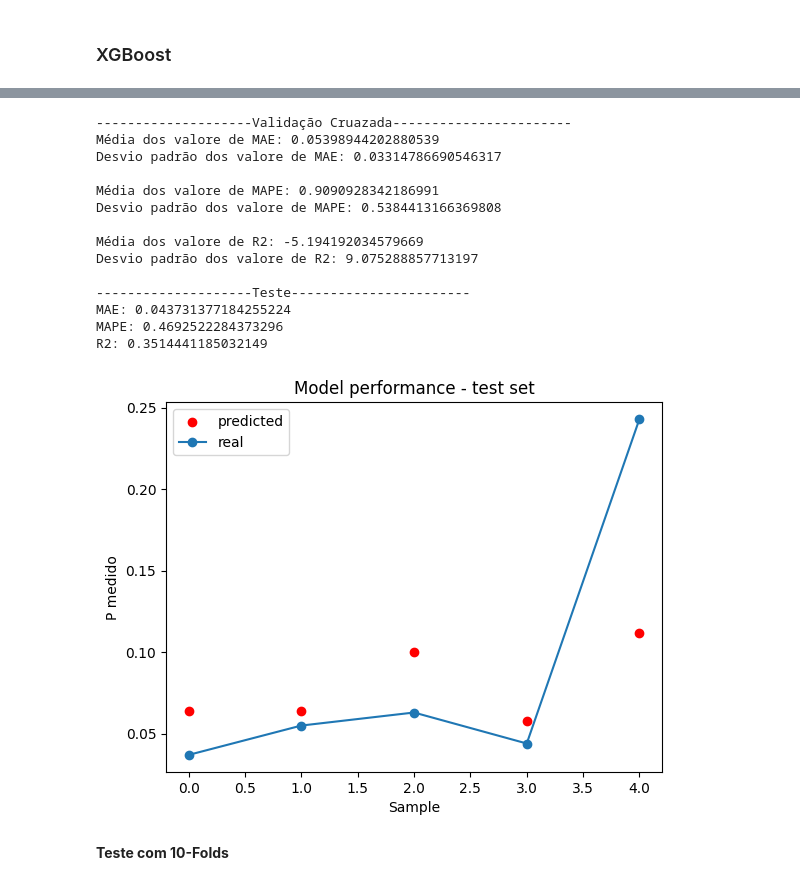
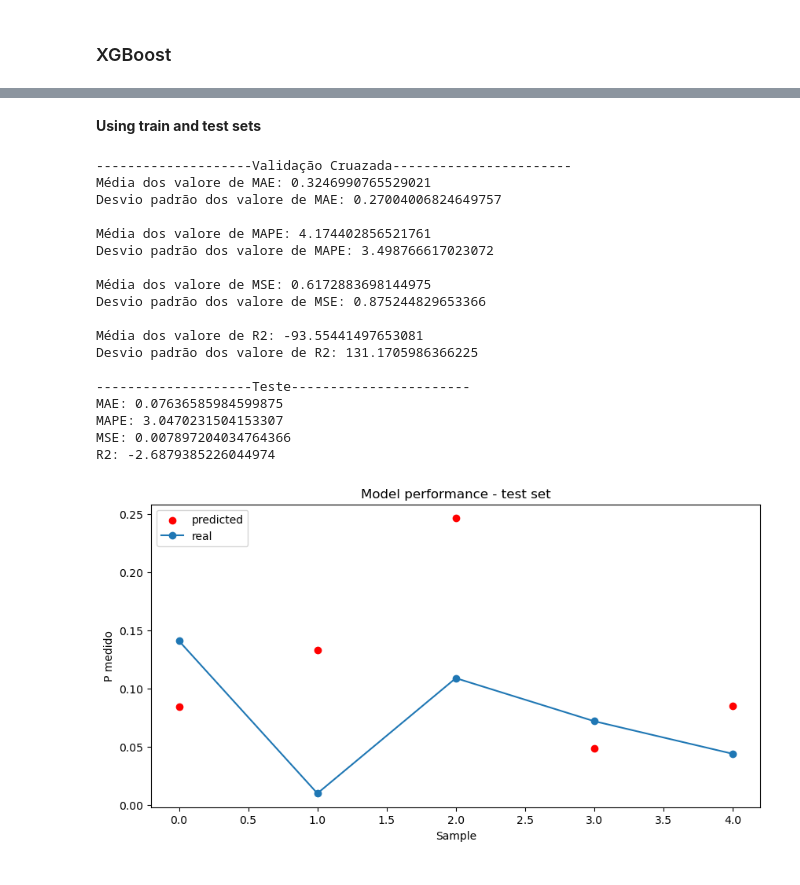
Before and after one commit to gabrie1-s/phosphorus_analysis, a Jupyter notebook: Cópia_de_Analise_fosforo.ipynb, the cells around one changed output, grey strips where cells are left out. Drawn from its saved outputs; the diff is of its cells as text; code cells hidden in the pictures.

```diff
--- a/Cópia_de_Analise_fosforo.ipynb
+++ b/Cópia_de_Analise_fosforo.ipynb
@@ -462,0 +679,9 @@ from sklearn.metrics import make_scorer
+# %%
+def inverse_box_cox(y, lambda_):
+  if lambda_ == 0:
+    return np.exp(y)
+  else:
+    return np.log(1 + lambda_*y)/np.log(lambda_)
+
+def inverse_square_root(y):
+  return y**2
@@ -463,24 +719,28 @@ from sklearn.metrics import make_scorer
 # %%
-def train_test_model(model, x_tr, y_tr, x_te, y_te, folds=5):
-  kf = KFold(n_splits = folds, random_state = 1, shuffle=True)
-  scores = cross_validate(model, x_tr, y_tr, cv=kf,
-                        scoring = ('neg_mean_absolute_error', 'neg_mean_absolute_percentage_error', 'r2'))
+def train_test_model(model, x_tr, y_tr, x_te, y_te, inv_y=False, folds=5):
+  scores = cross_validation(x_tr, y_tr, folds=folds, inv_y=inv_y)
 
-  mae = np.mean(scores['test_neg_mean_absolute_error']*(-1))
-  std_mae = np.std(scores['test_neg_mean_absolute_error']*(-1))
+  mae = np.mean([val['mae'] for val in scores])
+  std_mae = np.std([val['mae'] for val in scores])
 
-  mape = np.mean(scores['test_neg_mean_absolute_percentage_error']*(-1))
-  std_mpae = np.std(scores['test_neg_mean_absolute_percentage_error']*(-1))
+  mape = np.mean([val['mape'] for val in scores])
+  std_mape = np.std([val['mape'] for val in scores])
 
-  r2 = np.mean(scores['test_r2'])
-  std_r2 = np.std(scores['test_r2'])
+  mse = np.mean([val['mse'] for val in scores])
+  std_mse = np.std([val['mse'] for val in scores])
+
+  r2 = np.mean([val['r2'] for val in scores])
+  std_r2 = np.std([val['r2'] for val in scores])
 
   print('--------------------Validação Cruazada-----------------------')
   print("Média dos valore de MAE: " + str(mae))
   print("Desvio padrão dos valore de MAE: " + str(std_mae) + "\n")
 
   print("Média dos valore de MAPE: " + str(mape))
-  print("Desvio padrão dos valore de MAPE: " + str(std_mpae) + "\n")
+  print("Desvio padrão dos valore de MAPE: " + str(std_mape) + "\n")
+
+  print("Média dos valore de MSE: " + str(mse))
+  print("Desvio padrão dos valore de MSE: " + str(std_mse) + "\n")
 
   print("Média dos valore de R2: " + str(r2))
   print("Desvio padrão dos valore de R2: " + str(std_r2) + "\n")
@@ -488,9 +748,15 @@ def train_test_model(model, x_tr, y_tr, x_te, y_te, folds=5):
   print('--------------------Teste-----------------------')
   model.fit(x_tr, y_tr)
   y_pred = model.predict(x_te)
+
+  if inv_y:
+      y_pred = inverse_square_root(y_pred)
+      y_te = inverse_square_root(y_te)
+
   print("MAE: " + str(mean_absolute_error(y_te, y_pred)))
   print("MAPE: " + str(mean_absolute_percentage_error(y_te, y_pred)))
+  print("MSE: " + str(mean_squared_error(y_te, y_pred)))
   print("R2: " + str(r2_score(y_te, y_pred)))
 
-  plot_results(model.predict(x_te), y_te)
+  plot_results(y_pred, y_te)
 # %% [markdown]
@@ -500,21 +998,25 @@ def train_test_model(model, x_tr, y_tr, x_te, y_te, folds=5):
+# %% [markdown]
+**Using train and test sets**
 # %%
 linear_regressor = sklm.LinearRegression()
-train_test_model(linear_regressor, x_tr, y_tr, x_te, y_te, folds=5)
+train_test_model(linear_regressor, x_tr, y_tr, x_te, y_te, inv_y=True, folds=4)
 # %% [output]
 --------------------Validação Cruazada-----------------------
-Média dos valore de MAE: 0.05398944202880539
-Desvio padrão dos valore de MAE: 0.03314786690546317
+Média dos valore de MAE: 0.3246990765529021
+Desvio padrão dos valore de MAE: 0.27004006824649757
 
-Média dos valore de MAPE: 0.9090928342186991
-Desvio padrão dos valore de MAPE: 0.5384413166369808
+Média dos valore de MAPE: 4.174402856521761
+Desvio padrão dos valore de MAPE: 3.498766617023072
 
-Média dos valore de R2: -5.194192034579669
-Desvio padrão dos valore de R2: 9.075288857713197
+Média dos valore de MSE: 0.6172883698144975
+Desvio padrão dos valore de MSE: 0.875244829653366
+
+Média dos valore de R2: -93.55441497653081
+Desvio padrão dos valore de R2: 131.1705986366225
 
 --------------------Teste-----------------------
-MAE: 0.043731377184255224
-MAPE: 0.4692522284373296
-R2: 0.3514441185032149
+MAE: 0.07636585984599875
+MAPE: 3.0470231504153307
+MSE: 0.007897204034764366
+R2: -2.6879385226044974
-[figure, old version]
+[figure, new version]
-# %% [markdown]
-**Teste com 10-Folds**
```
Also changed, not shown: parts of 119 cells of this notebook.
